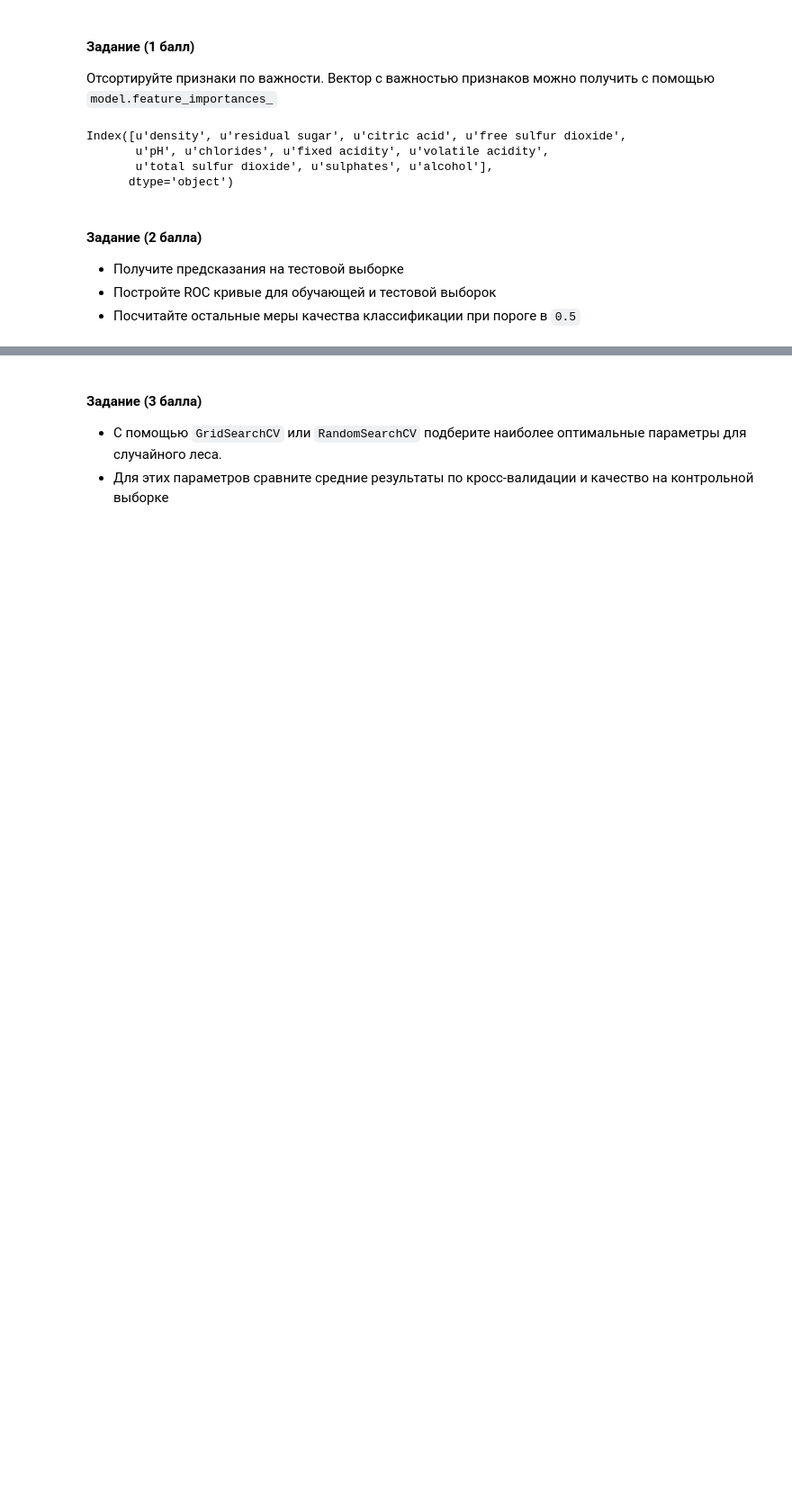
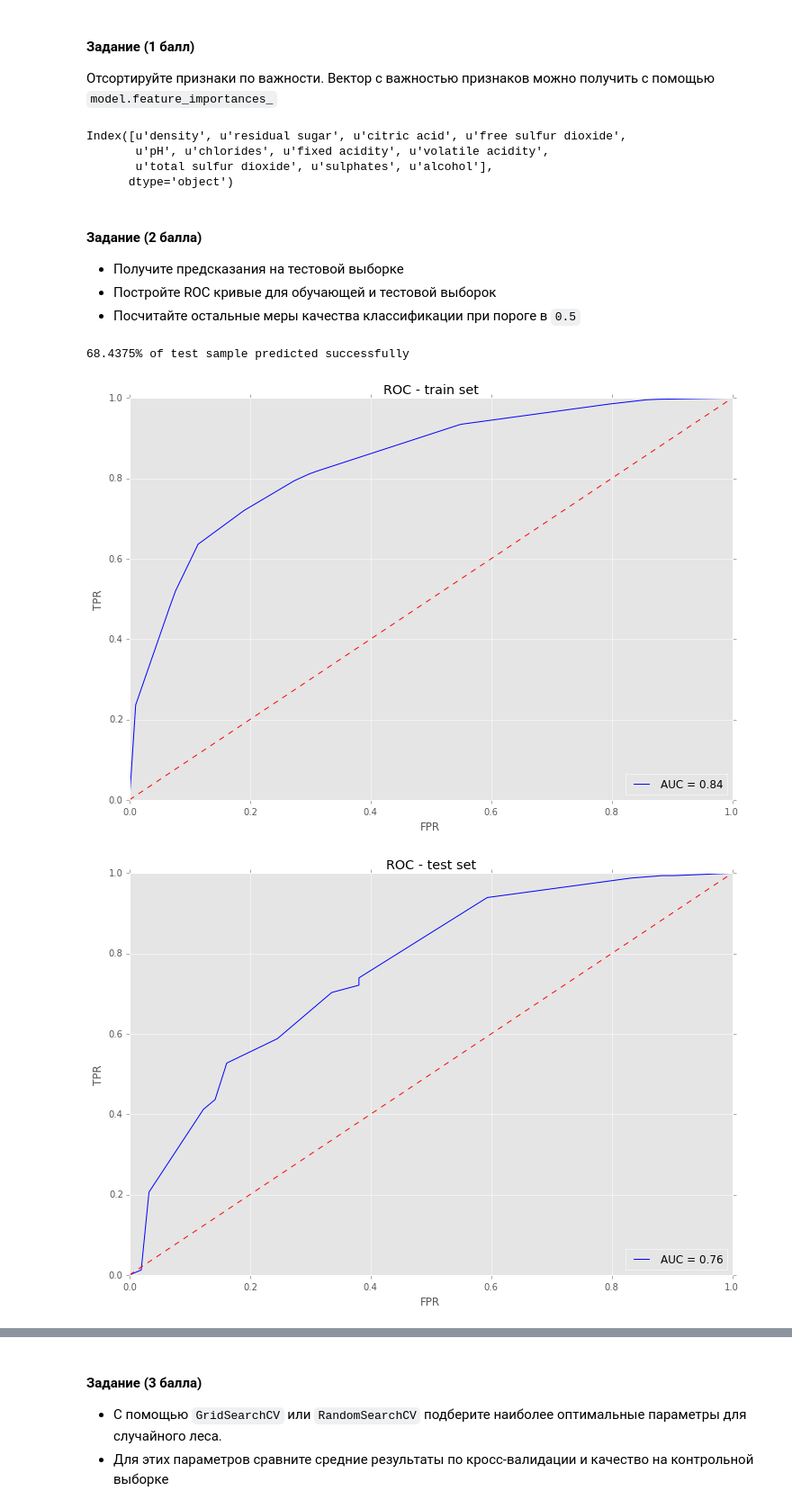
Before and after one commit to aitap/sphere-dm1-homework, a Jupyter notebook: hw3-trees/krylov.ipynb, the cells around one changed output, grey strips where cells are left out. Shown at 90% size. Drawn from its saved outputs; the diff is of its cells as text; code cells hidden in the pictures; blank space fills up the shorter version.

```diff
--- a/hw3-trees/krylov.ipynb
+++ b/hw3-trees/krylov.ipynb
@@ -131,2 +130,39 @@ Index([u'density', u'residual sugar', u'citric acid', u'free sulfur dioxide',
+# %%
+from sklearn.metrics import roc_curve, auc
+
+test_predicted = model.predict(test)
+print "%g%% of test sample predicted successfully" % (100.*(test_predicted == test_tgt).sum()/test.shape[0])
+
+train_pred_probs = model.predict_proba(train)[:,1]
+fpr, tpr, threshold = roc_curve(train_tgt, train_pred_probs)
+roc_auc = auc(fpr, tpr)
+
+plt.title('ROC - train set')
+plt.plot(fpr, tpr, 'b', label = 'AUC = %0.2f' % roc_auc)
+plt.legend(loc = 'lower right')
+plt.plot([0, 1], [0, 1],'r--')
+plt.xlim([0, 1])
+plt.ylim([0, 1])
+plt.ylabel('TPR')
+plt.xlabel('FPR')
+plt.show()
+
+test_pred_probs = model.predict_proba(test)[:,1]
+fpr, tpr, threshold = roc_curve(test_tgt, test_pred_probs)
+roc_auc = auc(fpr, tpr)
+
+plt.title('ROC - test set')
+plt.plot(fpr, tpr, 'b', label = 'AUC = %0.2f' % roc_auc)
+plt.legend(loc = 'lower right')
+plt.plot([0, 1], [0, 1],'r--')
+plt.xlim([0, 1])
+plt.ylim([0, 1])
+plt.ylabel('TPR')
+plt.xlabel('FPR')
+plt.show()
+# %% [output]
+68.4375% of test sample predicted successfully
+[figure, added]
+[figure, added]
 # %% [markdown]
 #### Задание (1 балл)
```
Also changed, not shown: parts of 4 cells of this notebook.
